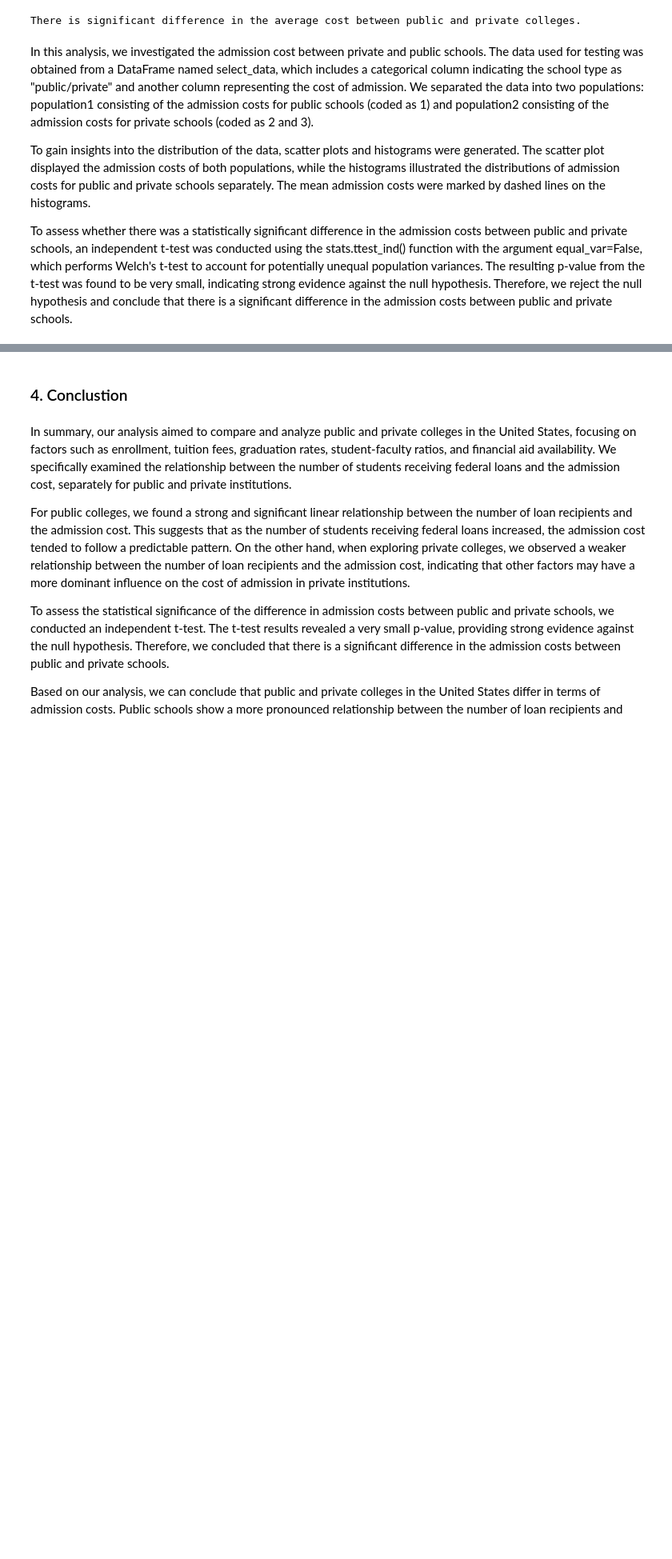
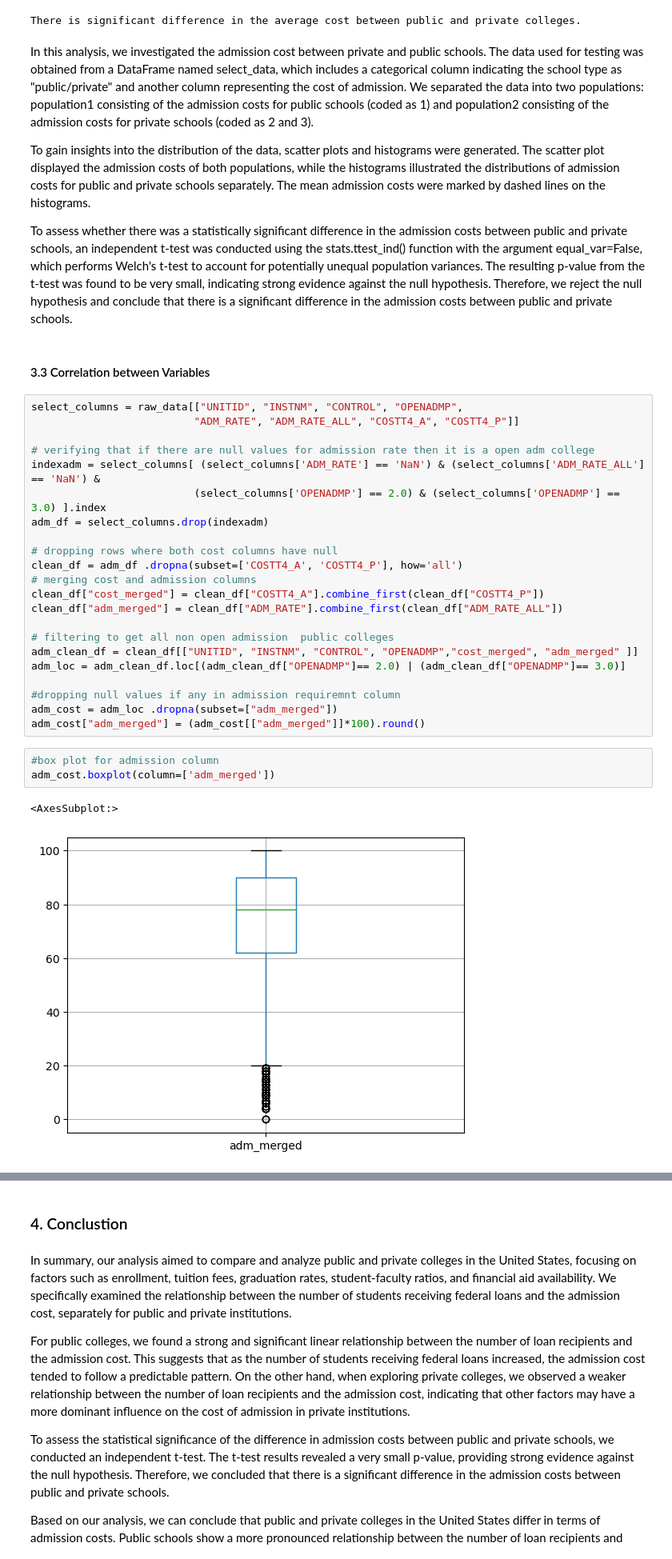
Before and after one commit to Wook22/Education_Institution_Data_Analysis, a Jupyter notebook: Education_Institution_Analysis.ipynb, the cells around one changed output, grey strips where cells are left out. Shown at 80% size. Saved outputs shown, nothing was run; the diff lists cells and outputs as text; blank space fills up the shorter version.

```diff
--- a/Education_Institution_Analysis.ipynb
+++ b/Education_Institution_Analysis.ipynb
@@ -957,3 +976,33 @@ In this analysis, we investigated the admission cost between private and public
 To gain insights into the distribution of the data, scatter plots and histograms were generated. The scatter plot displayed the admission costs of both populations, while the histograms illustrated the distributions of admission costs for public and private schools separately. The mean admission costs were marked by dashed lines on the histograms.
 
 To assess whether there was a statistically significant difference in the admission costs between public and private schools, an independent t-test was conducted using the stats.ttest_ind() function with the argument equal_var=False, which performs Welch's t-test to account for potentially unequal population variances. The resulting p-value from the t-test was found to be very small, indicating strong evidence against the null hypothesis. Therefore, we reject the null hypothesis and conclude that there is a significant difference in the admission costs between public and private schools.
+# %% [markdown]
+#### 3.3 Correlation between Variables
+# %%
+select_columns = raw_data[["UNITID", "INSTNM", "CONTROL", "OPENADMP",
+                          "ADM_RATE", "ADM_RATE_ALL", "COSTT4_A", "COSTT4_P"]]
+
+# verifying that if there are null values for admission rate then it is a open adm college
+indexadm = select_columns[ (select_columns['ADM_RATE'] == 'NaN') & (select_columns['ADM_RATE_ALL'] == 'NaN') &
+                          (select_columns['OPENADMP'] == 2.0) & (select_columns['OPENADMP'] == 3.0) ].index
+adm_df = select_columns.drop(indexadm)
+
+# dropping rows where both cost columns have null
+clean_df = adm_df .dropna(subset=['COSTT4_A', 'COSTT4_P'], how='all')
+# merging cost and admission columns
+clean_df["cost_merged"] = clean_df["COSTT4_A"].combine_first(clean_df["COSTT4_P"])
+clean_df["adm_merged"] = clean_df["ADM_RATE"].combine_first(clean_df["ADM_RATE_ALL"])
+
+# filtering to get all non open admission  public colleges
+adm_clean_df = clean_df[["UNITID", "INSTNM", "CONTROL", "OPENADMP","cost_merged", "adm_merged" ]]
+adm_loc = adm_clean_df.loc[(adm_clean_df["OPENADMP"]== 2.0) | (adm_clean_df["OPENADMP"]== 3.0)]
+
+#dropping null values if any in admission requiremnt column
+adm_cost = adm_loc .dropna(subset=["adm_merged"])
+adm_cost["adm_merged"] = (adm_cost[["adm_merged"]]*100).round()
+# %%
+#box plot for admission column
+adm_cost.boxplot(column=['adm_merged'])
+# %% [output]
+<AxesSubplot:>
+[figure, added]
```
Also changed, not shown: parts of 5 cells of this notebook.
